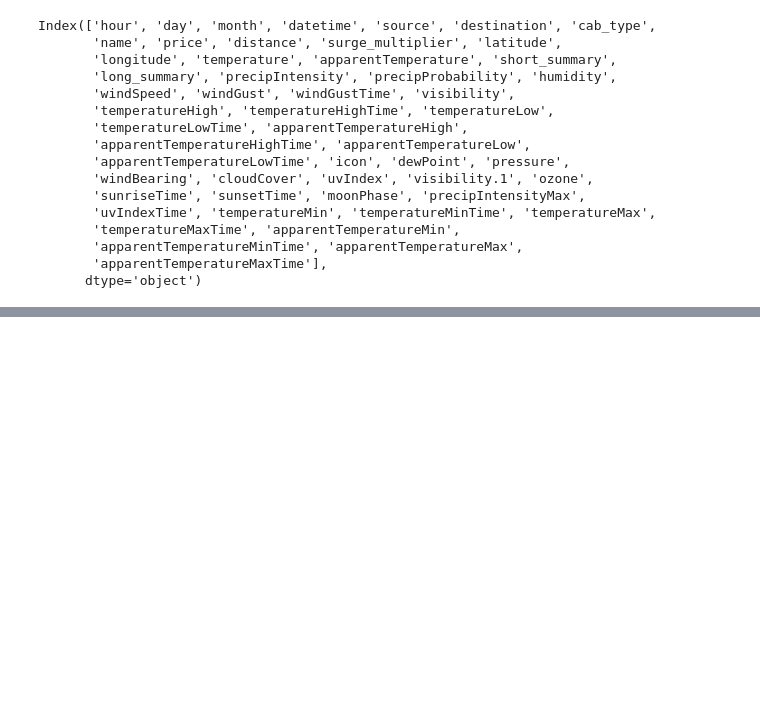
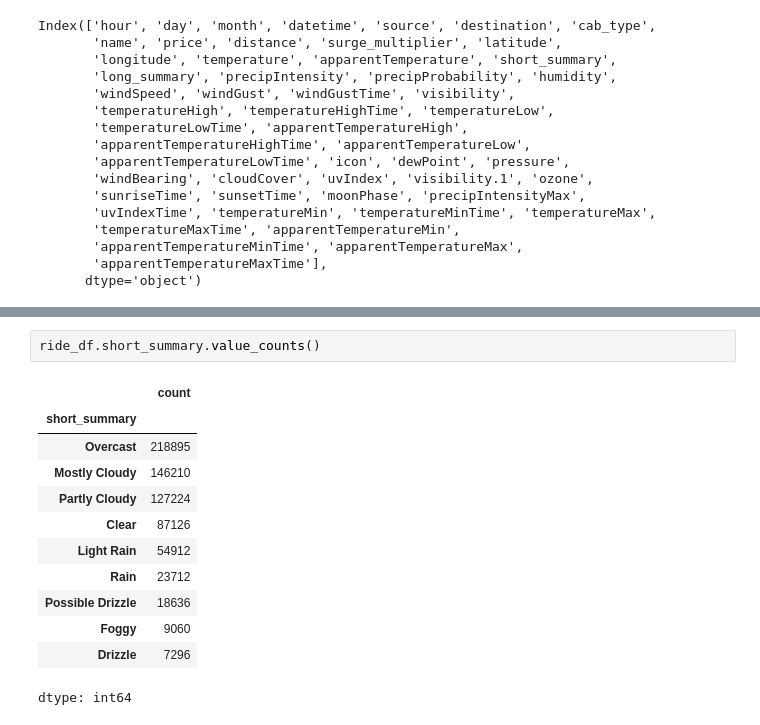
Before and after one commit to Abbasi06/Boston-Ride-Price-Prediction-A-Multiple-Linear-Regression-Model-for-Uber-and-Lyft, a Jupyter notebook: Multiple_Linear_Regression_Lyft_and_Uber.ipynb, the cells around one changed output, grey strips where cells are left out. Cells and saved outputs as stored; diff of their text form; blank space fills up the shorter version.

```diff
--- a/Multiple_Linear_Regression_Lyft_and_Uber.ipynb
+++ b/Multiple_Linear_Regression_Lyft_and_Uber.ipynb
@@ -165,0 +182,15 @@ Index(['hour', 'day', 'month', 'datetime', 'source', 'destination', 'cab_type',
+# %%
+ride_df.short_summary.value_counts()
+# %% [output]
+|  | count |
+| short_summary |  |
+| Overcast | 218895 |
+| Mostly Cloudy | 146210 |
+| Partly Cloudy | 127224 |
+| Clear | 87126 |
+| Light Rain | 54912 |
+| Rain | 23712 |
+| Possible Drizzle | 18636 |
+| Foggy | 9060 |
+| Drizzle | 7296 |
+dtype: int64
```
Also changed, not shown: parts of 15 cells of this notebook.
